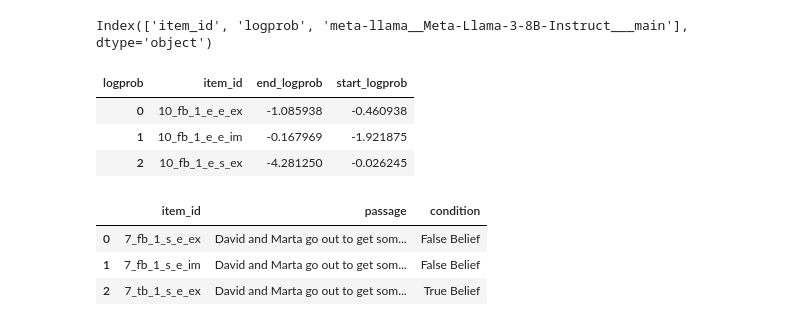
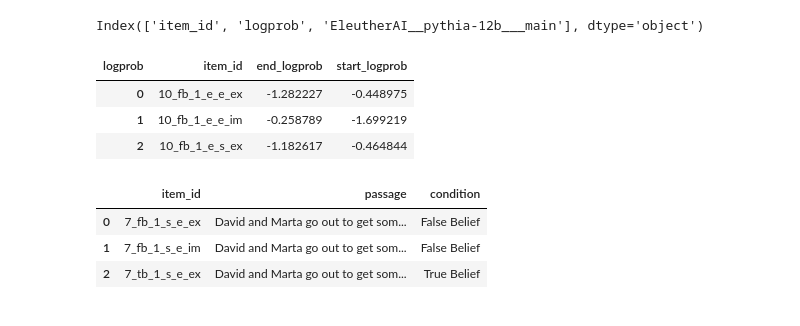
Before and after one commit to seantrott/open_llm_tom, a Jupyter notebook: Compare logprobs.ipynb, the cells around one changed output. Drawn from its saved outputs; the diff is of its cells as text; code cells hidden in the pictures.

```diff
--- a/Compare logprobs.ipynb
+++ b/Compare logprobs.ipynb
@@ -43,21 +27,21 @@ df_logprobs
 # %%
-df_subset = df_logprobs[['item_id', 'logprob', 'meta-llama__Meta-Llama-3-8B-Instruct___main']]
+df_subset = df_logprobs[['item_id', 'logprob', 'EleutherAI__pythia-12b___main']]
 # %%
 # df_subset = df_logprobs[['item_id', 'logprob', 'meta-llama__Meta-Llama-3-8B___main']]
 # %%
 df_subset.columns
 # %% [output]
-Index(['item_id', 'logprob', 'meta-llama__Meta-Llama-3-8B-Instruct___main'], dtype='object')
+Index(['item_id', 'logprob', 'EleutherAI__pythia-12b___main'], dtype='object')
 # %%
 df_wide = df_subset.pivot(index='item_id',
                    columns='logprob',
-                   values='meta-llama__Meta-Llama-3-8B-Instruct___main').reset_index()
+                   values='EleutherAI__pythia-12b___main').reset_index()
 df_wide.head(3)
 # %% [output]
 | logprob | item_id | end_logprob | start_logprob |
-| 0 | 10_fb_1_e_e_ex | -1.085938 | -0.460938 |
-| 1 | 10_fb_1_e_e_im | -0.167969 | -1.921875 |
-| 2 | 10_fb_1_e_s_ex | -4.281250 | -0.026245 |
+| 0 | 10_fb_1_e_e_ex | -1.282227 | -0.448975 |
+| 1 | 10_fb_1_e_e_im | -0.258789 | -1.699219 |
+| 2 | 10_fb_1_e_s_ex | -1.182617 | -0.464844 |
 # %%
 df_wide['log_odds_local'] = df_wide['start_logprob'] - df_wide['end_logprob']
 # %%
```
Also changed, not shown: parts of 10 cells of this notebook, 3 other files.
